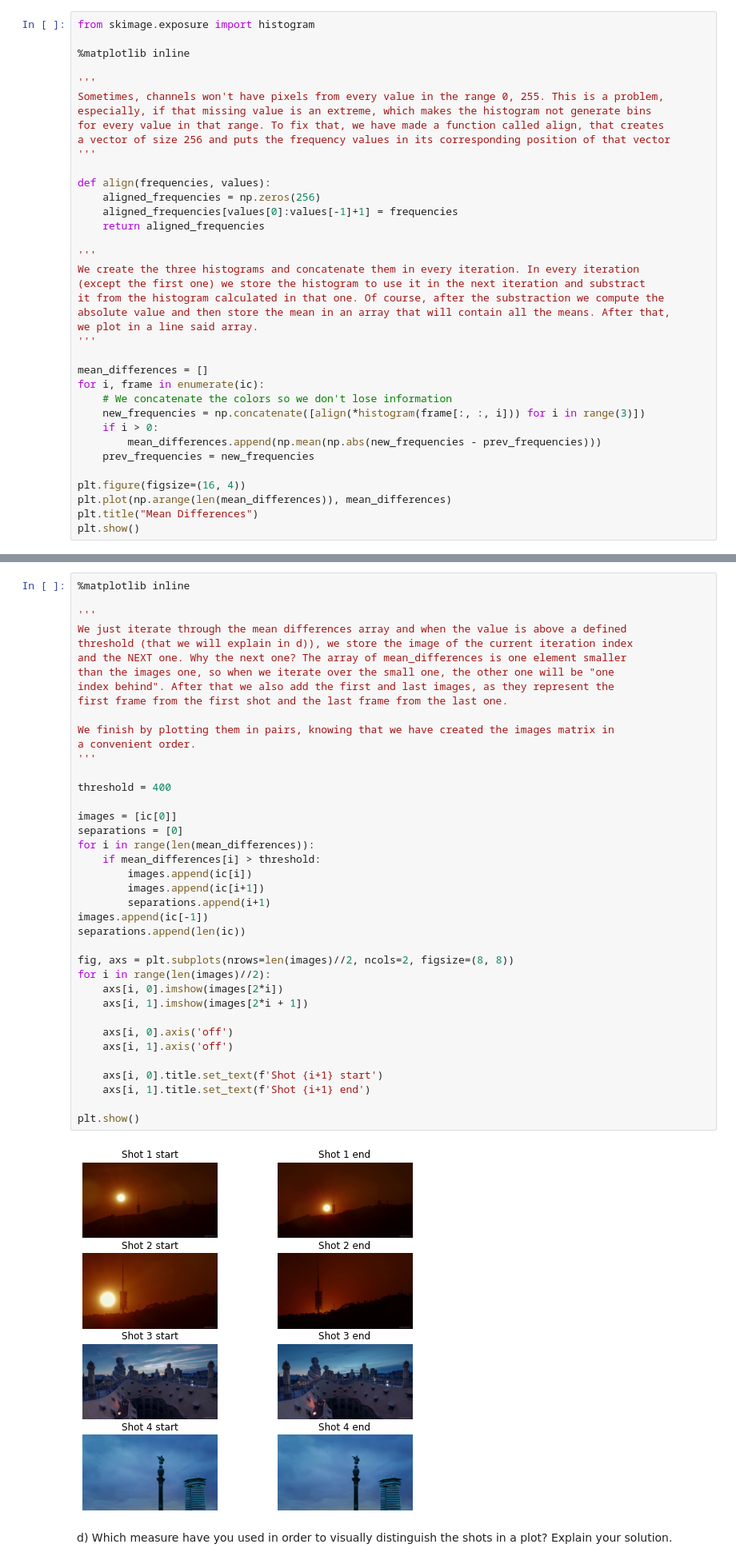
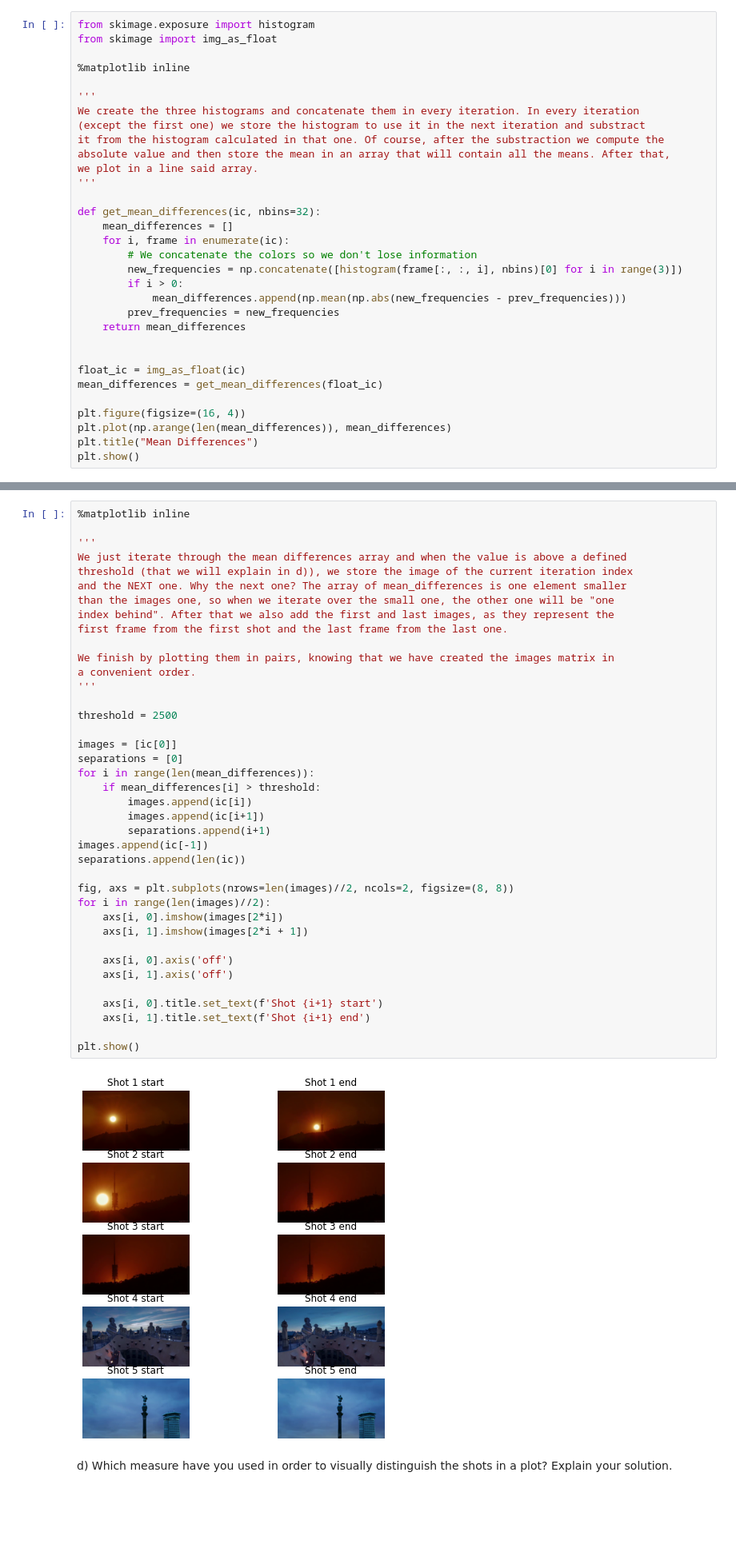
Before and after one commit to mates-info/artificial-vision, a Jupyter notebook: p3/P3_AntonioTigri_AndreuVall/p3_2022_23.ipynb, the cells around one changed output, grey strips where cells are left out. Shown at 80% size. Saved outputs shown, nothing was run; the diff lists cells and outputs as text; blank space fills up the shorter version.

```diff
--- a/p3/P3_AntonioTigri_AndreuVall/p3_2022_23.ipynb
+++ b/p3/P3_AntonioTigri_AndreuVall/p3_2022_23.ipynb
@@ -99,20 +99,9 @@ Therefore, **we need to create a funtion which return an array with the differen
 To solve this exercise, you need to create a **temporal plot** showing a frame by frame difference measure to be defined by you, being applicable to distinguish the shots. Define a criterion to detect the boundaries of the shots and visualize it in a static plot.
 # %%
 from skimage.exposure import histogram
+from skimage import img_as_float
 
 %matplotlib inline
-
-'''
-Sometimes, channels won't have pixels from every value in the range 0, 255. This is a problem,
-especially, if that missing value is an extreme, which makes the histogram not generate bins
-for every value in that range. To fix that, we have made a function called align, that creates
-a vector of size 256 and puts the frequency values in its corresponding position of that vector
-'''
-
-def align(frequencies, values):
-    aligned_frequencies = np.zeros(256)
-    aligned_frequencies[values[0]:values[-1]+1] = frequencies
-    return aligned_frequencies
 
 '''
 We create the three histograms and concatenate them in every iteration. In every iteration
@@ -122,13 +111,19 @@ absolute value and then store the mean in an array that will contain all the mea
 we plot in a line said array.
 '''
 
-mean_differences = []
-for i, frame in enumerate(ic):
-    # We concatenate the colors so we don't lose information
-    new_frequencies = np.concatenate([align(*histogram(frame[:, :, i])) for i in range(3)])
-    if i > 0:
-        mean_differences.append(np.mean(np.abs(new_frequencies - prev_frequencies)))
-    prev_frequencies = new_frequencies
+def get_mean_differences(ic, nbins=32):
+    mean_differences = []
+    for i, frame in enumerate(ic):
+        # We concatenate the colors so we don't lose information
+        new_frequencies = np.concatenate([histogram(frame[:, :, i], nbins)[0] for i in range(3)])
+        if i > 0:
+            mean_differences.append(np.mean(np.abs(new_frequencies - prev_frequencies)))
+        prev_frequencies = new_frequencies
+    return mean_differences
+
+
+float_ic = img_as_float(ic)
+mean_differences = get_mean_differences(float_ic)
 
 plt.figure(figsize=(16, 4))
 plt.plot(np.arange(len(mean_differences)), mean_differences)
@@ -215,35 +246,35 @@ index behind". After that we also add the first and last images, as they represe
 first frame from the first shot and the last frame from the last one.
 
 We finish by plotting them in pairs, knowing that we have created the images matrix in
 a convenient order.
 '''
 
-threshold = 400
+threshold = 2500
 
 images = [ic[0]]
 separations = [0]
 for i in range(len(mean_differences)):
     if mean_differences[i] > threshold:
         images.append(ic[i])
         images.append(ic[i+1])
         separations.append(i+1)
 images.append(ic[-1])
 separations.append(len(ic))
 
 fig, axs = plt.subplots(nrows=len(images)//2, ncols=2, figsize=(8, 8))
 for i in range(len(images)//2):
     axs[i, 0].imshow(images[2*i])
     axs[i, 1].imshow(images[2*i + 1])
 
     axs[i, 0].axis('off')
     axs[i, 1].axis('off')
 
     axs[i, 0].title.set_text(f'Shot {i+1} start')
     axs[i, 1].title.set_text(f'Shot {i+1} end')
 
 plt.show()
 # %% [output]
-[figure, old version]
+[figure, new version]
 # %% [markdown]
 d) Which measure have you used in order to visually distinguish the shots in a plot? Explain your solution.
 # %% [markdown]
```
Also changed, not shown: parts of 9 cells of this notebook, 2 other files.
